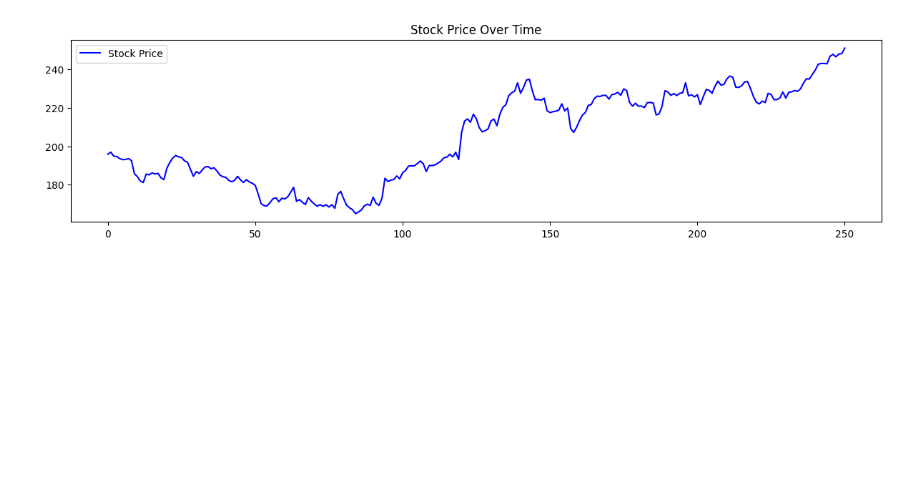
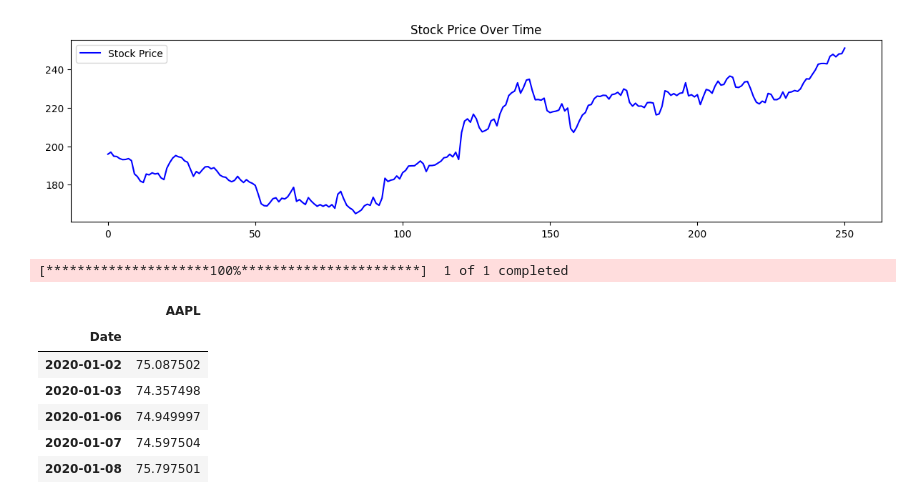
Before and after one commit to hermela-bekele/stock, a Jupyter notebook: notebooks/technical-indicators.ipynb, the cells around one changed output. Saved outputs shown, nothing was run; the diff lists cells and outputs as text; code cells hidden in the pictures; blank space fills up the shorter version.

```diff
--- a/notebooks/technical-indicators.ipynb
+++ b/notebooks/technical-indicators.ipynb
@@ -468,3 +468,31 @@ plt.tight_layout()
 plt.show()
 # %% [output]
 [figure]
+# %%
+import yfinance as yf
+import pandas as pd
+import numpy as np
+from textblob import TextBlob
+
+# Define the ticker and the time period
+ticker = 'AAPL'
+start_date = '2020-01-01'
+end_date = '2023-01-01'
+
+# Fetch the stock data
+aapl_data = yf.download(ticker, start=start_date, end=end_date)
+# Create a DataFrame with dates from the AAPL data
+dates = aapl_data.index
+text_data = pd.DataFrame(dates, columns=['Date'])
+# Aligning sentiment scores with the stock closing prices on the same date
+combined_data = text_data.set_index('Date').join(aapl_data['Close'])
+combined_data.head()
+# %% [output]
+[*********************100%***********************]  1 of 1 completed
+|  | AAPL |
+| Date |  |
+| 2020-01-02 | 75.087502 |
+| 2020-01-03 | 74.357498 |
+| 2020-01-06 | 74.949997 |
+| 2020-01-07 | 74.597504 |
+| 2020-01-08 | 75.797501 |
```
Also changed, not shown: parts of 4 cells of this notebook.
